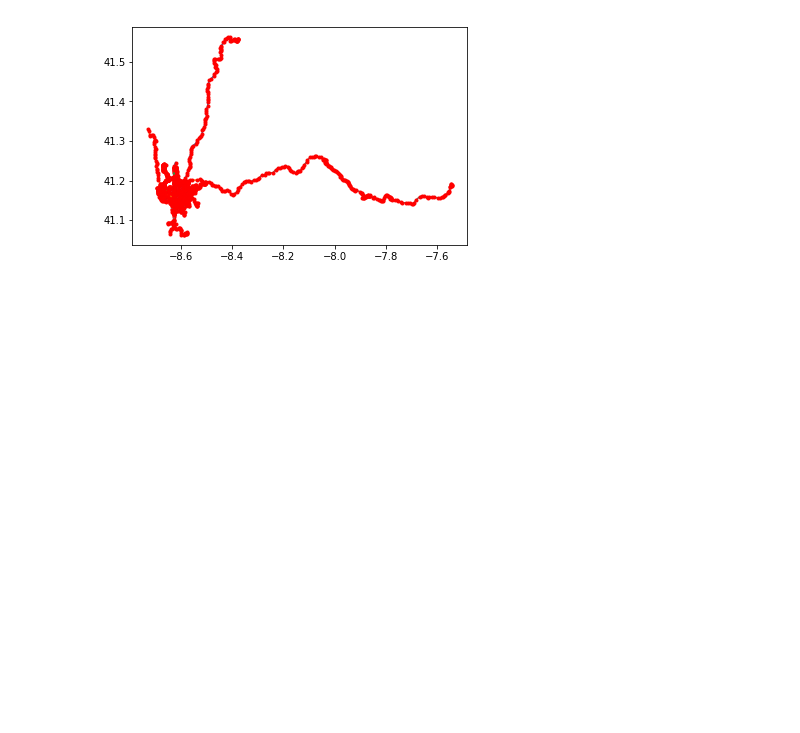
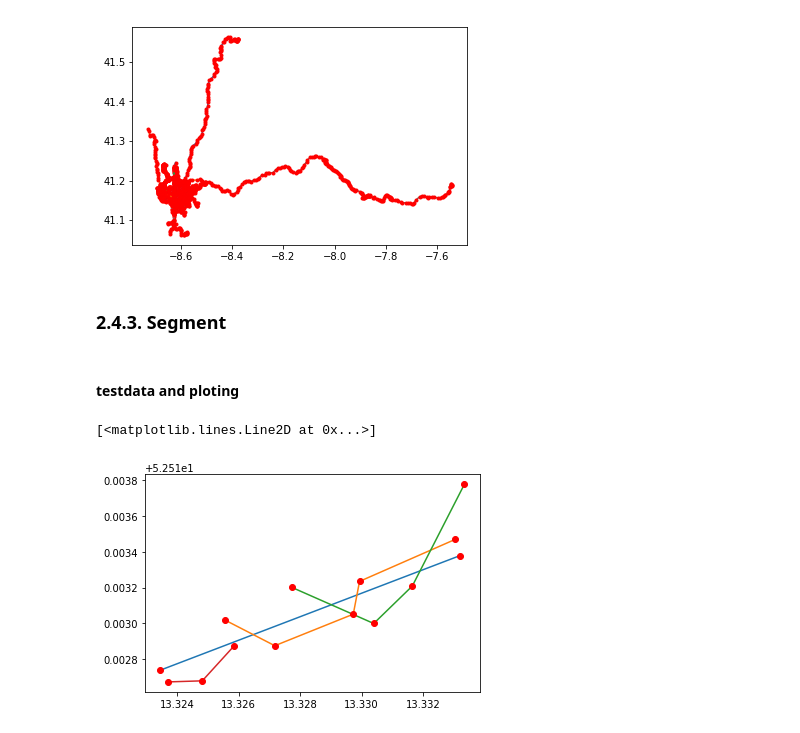
Before and after one commit to jiafug/dbpro, a Jupyter notebook: transform.ipynb, the cells around one changed output. Cells and saved outputs as stored; diff of their text form; code cells hidden in the pictures; blank space fills up the shorter version.

Commit message:
first step of segmentation

```diff
--- a/transform.ipynb
+++ b/transform.ipynb
@@ -624,3 +624,29 @@ plt.show()
 [figure]
 # %%
 mplleaflet.show(fig=fig)
+# %% [markdown]
+### 2.4.3. Segment
+# %% [markdown]
+#### testdata and ploting
+# %%
+l1_lon = [13.333203, 13.323440]
+l1_lat = [52.513379, 52.512739]
+r4_lon = [13.323687, 13.324814, 13.325855]
+r4_lat = [52.512674, 52.512680, 52.512876]
+r2_lon = [13.333053, 13.329931, 13.329727, 13.327174, 13.325543]
+r2_lat = [52.513470, 52.513235, 52.513052, 52.512876, 52.513020]
+r3_lon = [13.327722, 13.330393, 13.331648, 13.333343]
+r3_lat = [52.513202, 52.513000, 52.513209, 52.513777]
+# %%
+fig = plt.figure()
+plt.plot(l1_lon, l1_lat)
+plt.plot(r2_lon, r2_lat)
+plt.plot(r3_lon, r3_lat)
+plt.plot(r4_lon, r4_lat)
+plt.plot(l1_lon, l1_lat, 'ro')
+plt.plot(r2_lon, r2_lat, 'ro')
+plt.plot(r3_lon, r3_lat, 'ro')
+plt.plot(r4_lon, r4_lat, 'ro')
+# %% [output]
+[<matplotlib.lines.Line2D at 0x...>]
+[figure, added]
```
Also changed, not shown: parts of 13 cells of this notebook.
